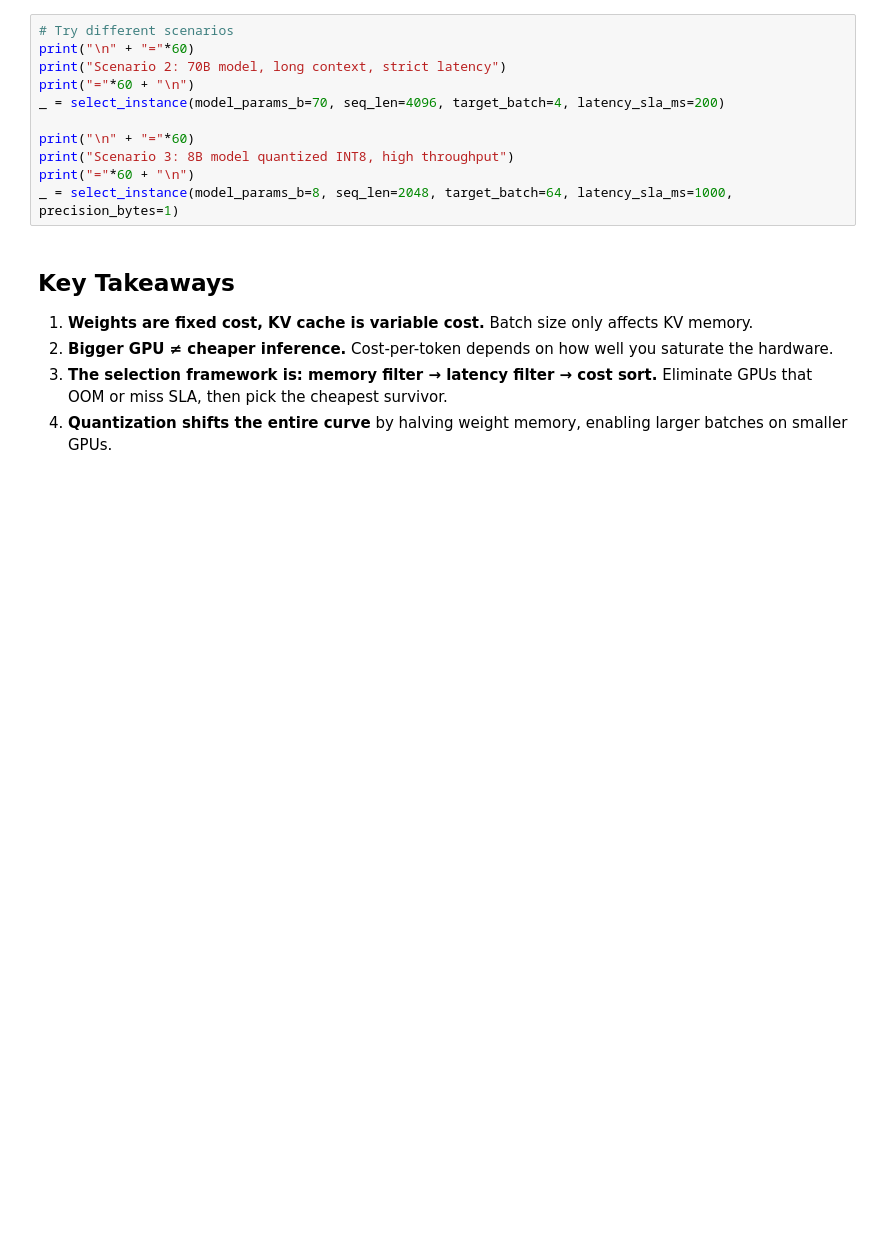
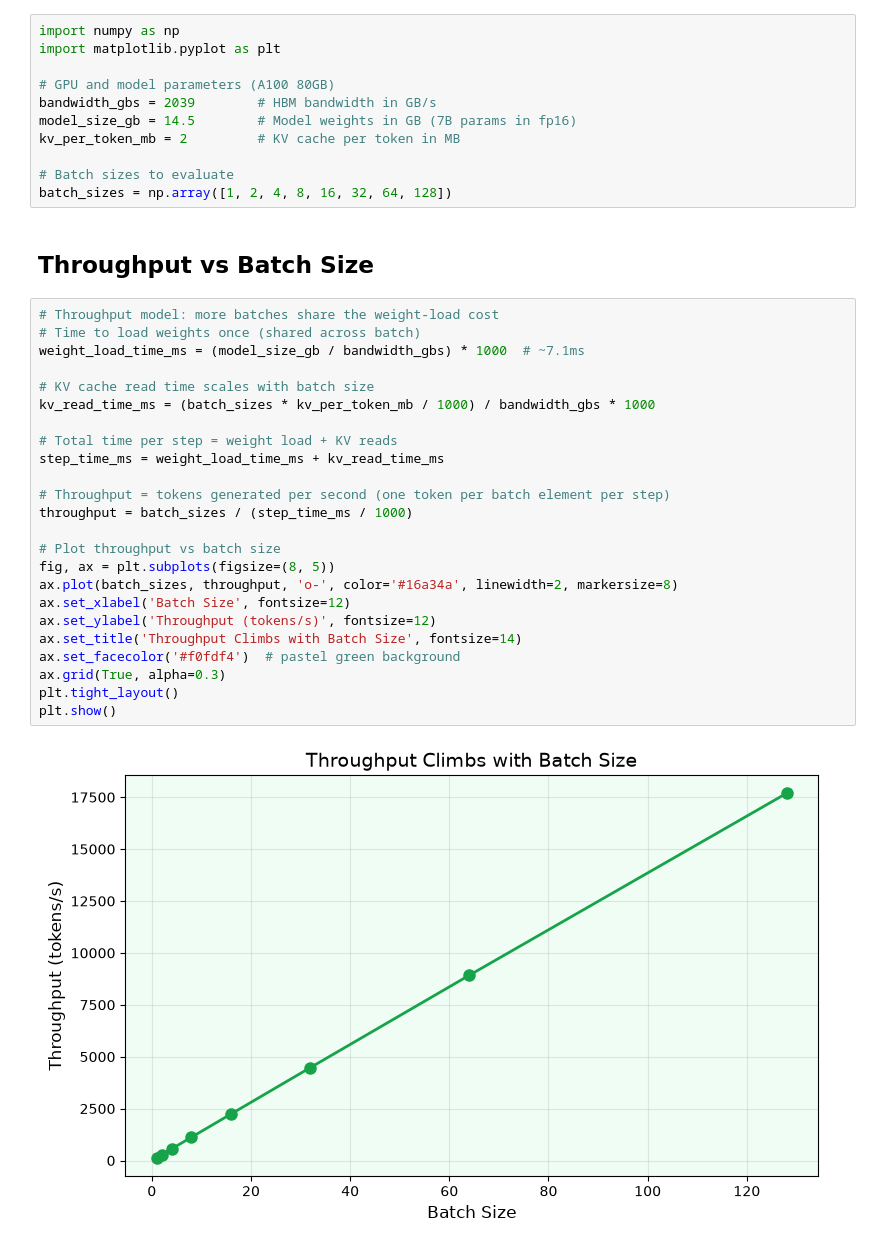
Before and after one commit to harshuljain13/llm-inference-at-scale, a Jupyter notebook: content/02_sizing_and_serving/02.2_batch_size_and_throughput/lab.ipynb, the cells around one changed output. Drawn from its saved outputs; the diff is of its cells as text; blank space fills up the shorter version.

```diff
--- a/content/02_sizing_and_serving/02.2_batch_size_and_throughput/lab.ipynb
+++ b/content/02_sizing_and_serving/02.2_batch_size_and_throughput/lab.ipynb
@@ -184,18 +8,39 @@ _ = select_instance(model_params_b=8, seq_len=2048, target_batch=16, latency_sla
-# %%
-# Try different scenarios
-print("\n" + "="*60)
-print("Scenario 2: 70B model, long context, strict latency")
-print("="*60 + "\n")
-_ = select_instance(model_params_b=70, seq_len=4096, target_batch=4, latency_sla_ms=200)
-
-print("\n" + "="*60)
-print("Scenario 3: 8B model quantized INT8, high throughput")
-print("="*60 + "\n")
-_ = select_instance(model_params_b=8, seq_len=2048, target_batch=64, latency_sla_ms=1000, precision_bytes=1)
-# %% [markdown]
-## Key Takeaways
-
-1. **Weights are fixed cost, KV cache is variable cost.** Batch size only affects KV memory.
-2. **Bigger GPU ≠ cheaper inference.** Cost-per-token depends on how well you saturate the hardware.
-3. **The selection framework is: memory filter → latency filter → cost sort.** Eliminate GPUs that OOM or miss SLA, then pick the cheapest survivor.
-4. **Quantization shifts the entire curve** by halving weight memory, enabling larger batches on smaller GPUs.
+# %%
+import numpy as np
+import matplotlib.pyplot as plt
+
+# GPU and model parameters (A100 80GB)
+bandwidth_gbs = 2039        # HBM bandwidth in GB/s
+model_size_gb = 14.5        # Model weights in GB (7B params in fp16)
+kv_per_token_mb = 2         # KV cache per token in MB
+
+# Batch sizes to evaluate
+batch_sizes = np.array([1, 2, 4, 8, 16, 32, 64, 128])
+# %% [markdown]
+## Throughput vs Batch Size
+# %%
+# Throughput model: more batches share the weight-load cost
+# Time to load weights once (shared across batch)
+weight_load_time_ms = (model_size_gb / bandwidth_gbs) * 1000  # ~7.1ms
+
+# KV cache read time scales with batch size
+kv_read_time_ms = (batch_sizes * kv_per_token_mb / 1000) / bandwidth_gbs * 1000
+
+# Total time per step = weight load + KV reads
+step_time_ms = weight_load_time_ms + kv_read_time_ms
+
+# Throughput = tokens generated per second (one token per batch element per step)
+throughput = batch_sizes / (step_time_ms / 1000)
+
+# Plot throughput vs batch size
+fig, ax = plt.subplots(figsize=(8, 5))
+ax.plot(batch_sizes, throughput, 'o-', color='#16a34a', linewidth=2, markersize=8)
+ax.set_xlabel('Batch Size', fontsize=12)
+ax.set_ylabel('Throughput (tokens/s)', fontsize=12)
+ax.set_title('Throughput Climbs with Batch Size', fontsize=14)
+ax.set_facecolor('#f0fdf4')  # pastel green background
+ax.grid(True, alpha=0.3)
+plt.tight_layout()
+plt.show()
+# %% [output]
+[figure, added]
```
Also changed, not shown: parts of 14 cells of this notebook, 7 other files.
